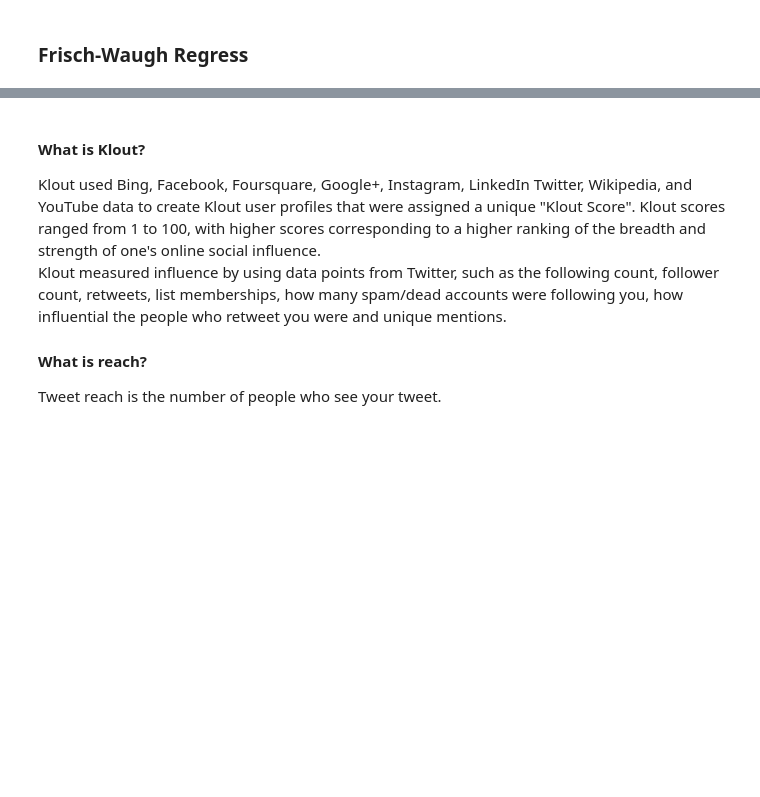
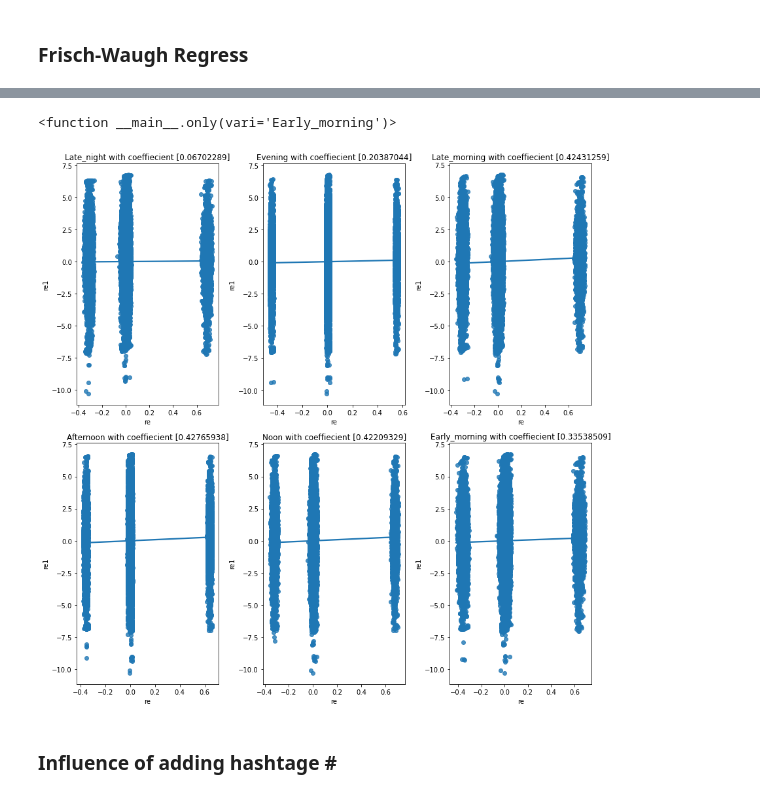
Before and after one commit to zew013/tweets, a Jupyter notebook: Big.ipynb, the cells around one changed output, grey strips where cells are left out. Cells and saved outputs as stored; diff of their text form; code cells hidden in the pictures; blank space fills up the shorter version.

```diff
--- a/Big.ipynb
+++ b/Big.ipynb
@@ -223,8 +154,29 @@ def inter(vari = 'Early_morning'):
     sns.lmplot('re', 're1', data=plot_df)
     return 'coefficient = '+ str(lr2.coef_)
     #plot_df['category'] = 'e_m'
+def only(vari = 'Early_morning'):
+    lis = ['length','Sentiment', 'Weekdaydummy1','Weekdaydummy2',
+            'Weekdaydummy3','Weekdaydummy4','Weekdaydummy5','Weekdaydummy6',
+             'Genderdummy1','Genderdummy2','Genderdummy3',
+               'Late_night', 'Evening' ,'Late_morning','Afternoon','Noon','Early_morning']
+    lis.remove(vari)
+    plot_df = pd.DataFrame()
+    lr = LinearRegression()
+    lr1 = LinearRegression()
+    lr2 = LinearRegression()
+    X = stata[lis]
+    lr.fit(X=X, y=stata[vari])
+    re = lr.predict(X) - stata[vari]
+
+    lr1.fit(X=X, y = stata['log_reach'])
+    re1 = lr1.predict(X) - stata['log_reach']
+
+    lr2.fit(X=pd.DataFrame(re), y=re1)
+    plot_df['re'] = re
+    plot_df['re1'] = re1
+    return plot_df
 # %%
 warnings.filterwarnings('ignore')
-interact(inter, x = ['Late_night', 'Evening' ,'Late_morning','Afternoon','Noon','Early_morning']);
+options = ['Late_night', 'Evening' ,'Late_morning','Afternoon','Noon','Early_morning']
+interact(inter, x = options);
 #['Late_night', 'Evening' ,'Late_morning','Afternoon','Noon','Early_morning']
-warnings.filterwarnings('default')
@@ -250,6 +184,0 @@ re1
-# %% [markdown]
-#### What is Klout?
-Klout used Bing, Facebook, Foursquare, Google+, Instagram, LinkedIn Twitter, Wikipedia, and YouTube data to create Klout user profiles that were assigned a unique "Klout Score". Klout scores ranged from 1 to 100, with higher scores corresponding to a higher ranking of the breadth and strength of one's online social influence. <br>
-Klout measured influence by using data points from Twitter, such as the following count, follower count, retweets, list memberships, how many spam/dead accounts were following you, how influential the people who retweet you were and unique mentions.
-#### What is reach?
-Tweet reach is the number of people who see your tweet.
@@ -257,0 +185,21 @@ land.detect('AWS Technical Customer Service Associate for http://www.amazon.com/
+# %%
+only
+# %% [output]
+<function __main__.only(vari='Early_morning')>
+# %%
+warnings.filterwarnings('default')
+plots = {option: only(option) for option in options}
+fig, axes = plt.subplots(2, 3, figsize=(12,12))
+m = 0
+for k, v in plots.items():
+    ax = axes[m//3, m % 3]
+    sns.regplot(data=v, x='re', y='re1', ax=ax)
+    lr = LinearRegression()
+    lr.fit(X = v[['re']], y = v['re1'])
+    ax.set_title('%s with coeffiecient %s' % (k, lr.coef_))
+    m+=1
+plt.tight_layout()
+# %% [output]
+[figure, added]
+# %% [markdown]
+### Influence of adding hashtage \#
```
Also changed, not shown: parts of 22 cells of this notebook, 5 other files.
